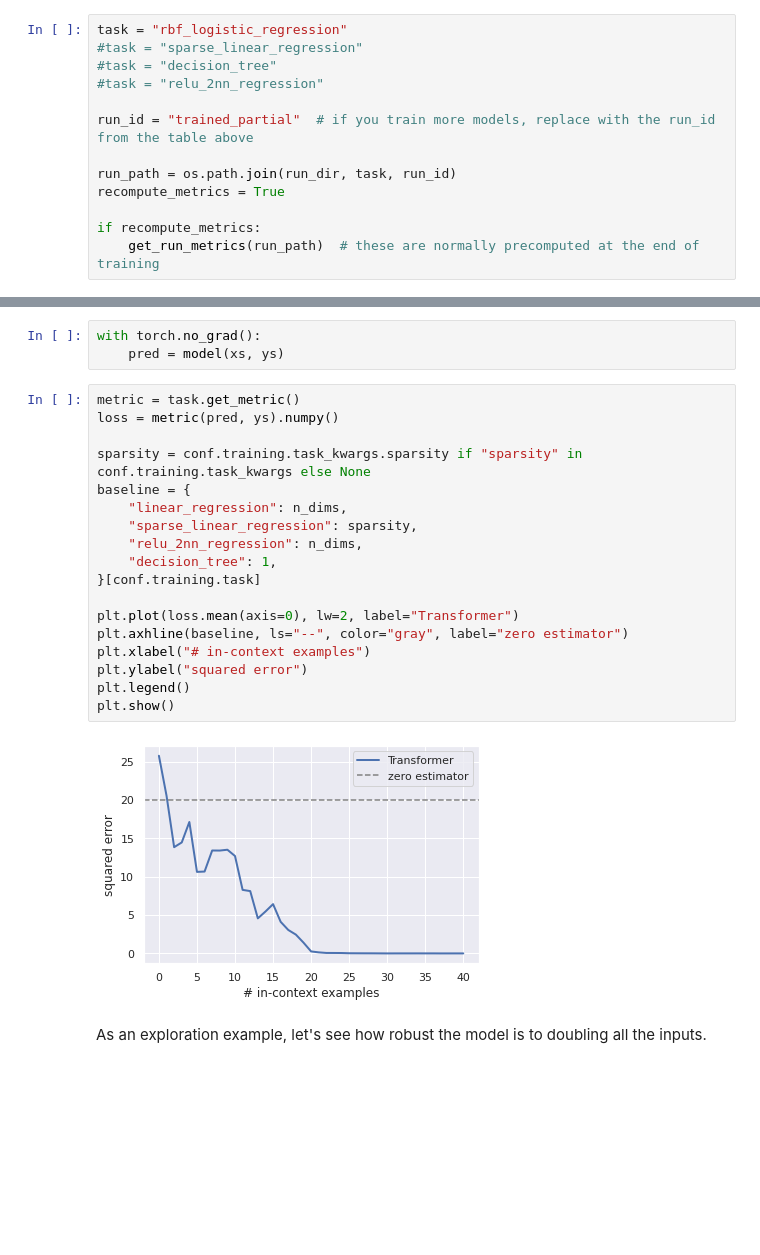
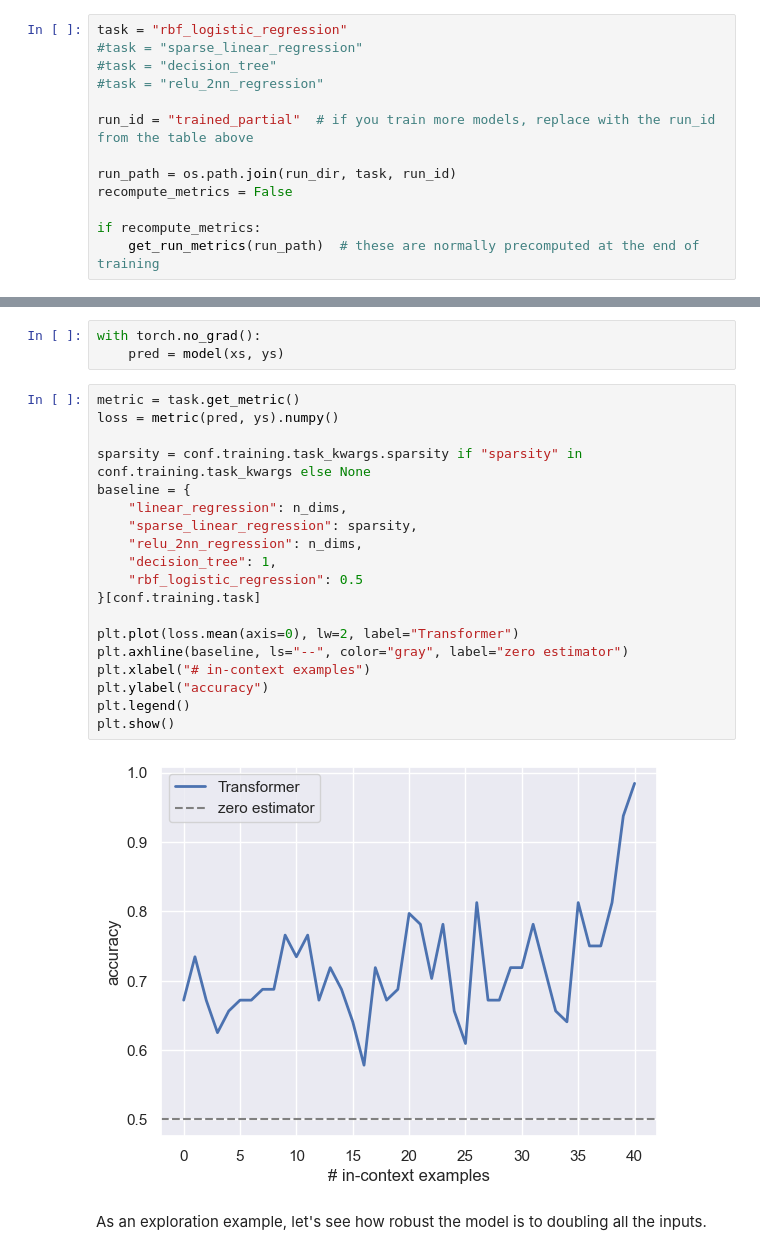
Before and after one commit to zenglingqi647/ICL, a Jupyter notebook: src/eval.ipynb, the cells around one changed output, grey strips where cells are left out. Saved outputs shown, nothing was run; the diff lists cells and outputs as text; blank space fills up the shorter version.

```diff
--- a/src/eval.ipynb
+++ b/src/eval.ipynb
@@ -37,7 +37,7 @@ task = "rbf_logistic_regression"
 run_id = "trained_partial"  # if you train more models, replace with the run_id from the table above
 
 run_path = os.path.join(run_dir, task, run_id)
-recompute_metrics = True
+recompute_metrics = False
 
 if recompute_metrics:
     get_run_metrics(run_path)  # these are normally precomputed at the end of training
@@ -106,23 +106,24 @@ with torch.no_grad():
 # %%
 metric = task.get_metric()
 loss = metric(pred, ys).numpy()
 
 sparsity = conf.training.task_kwargs.sparsity if "sparsity" in conf.training.task_kwargs else None
 baseline = {
     "linear_regression": n_dims,
     "sparse_linear_regression": sparsity,
     "relu_2nn_regression": n_dims,
     "decision_tree": 1,
+    "rbf_logistic_regression": 0.5
 }[conf.training.task]
 
 plt.plot(loss.mean(axis=0), lw=2, label="Transformer")
 plt.axhline(baseline, ls="--", color="gray", label="zero estimator")
 plt.xlabel("# in-context examples")
-plt.ylabel("squared error")
+plt.ylabel("accuracy")
 plt.legend()
 plt.show()
 # %% [output]
-[figure, old version]
+[figure, new version]
 # %% [markdown]
 As an exploration example, let's see how robust the model is to doubling all the inputs.
 # %%
```
Also changed, not shown: parts of 4 cells of this notebook, 3 other files.
